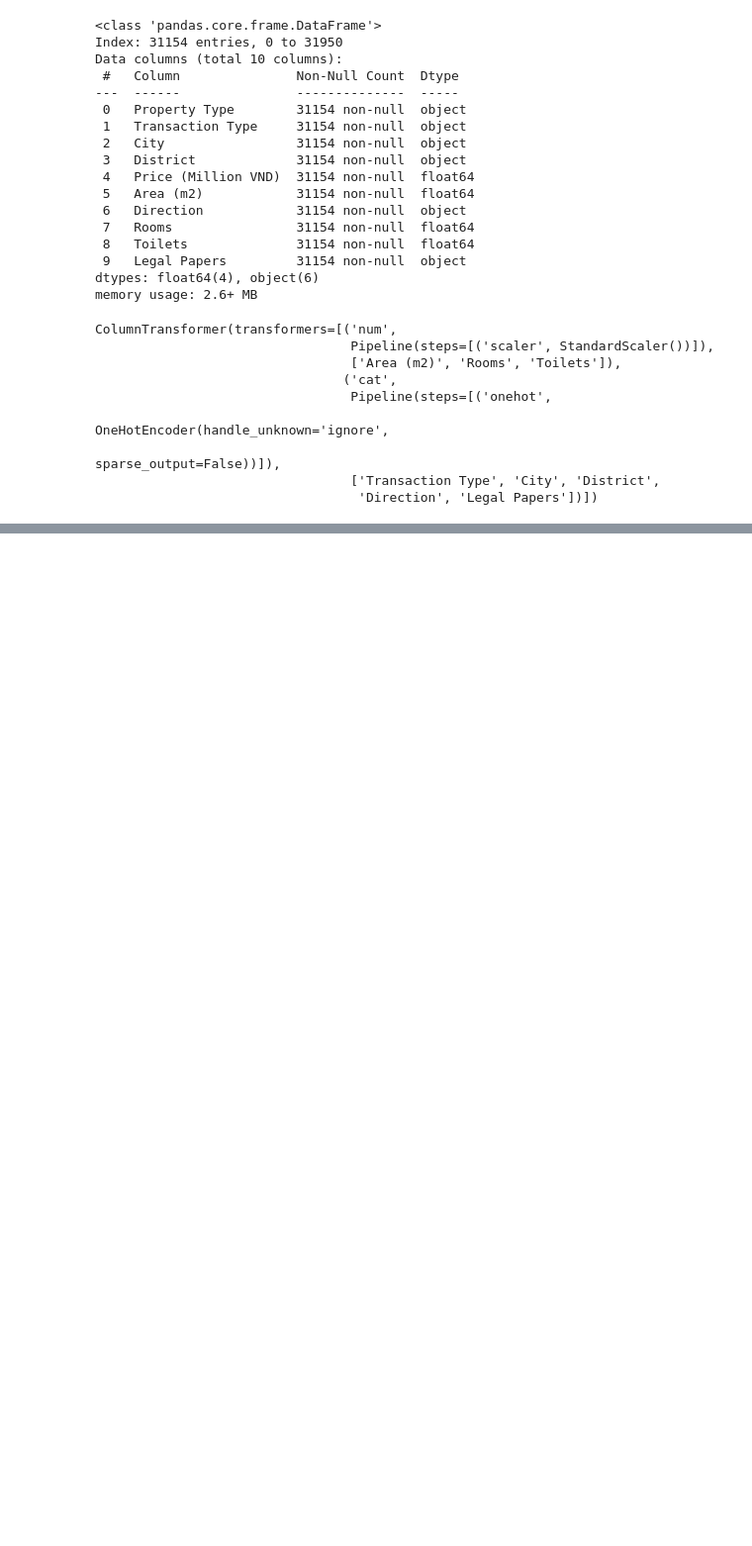
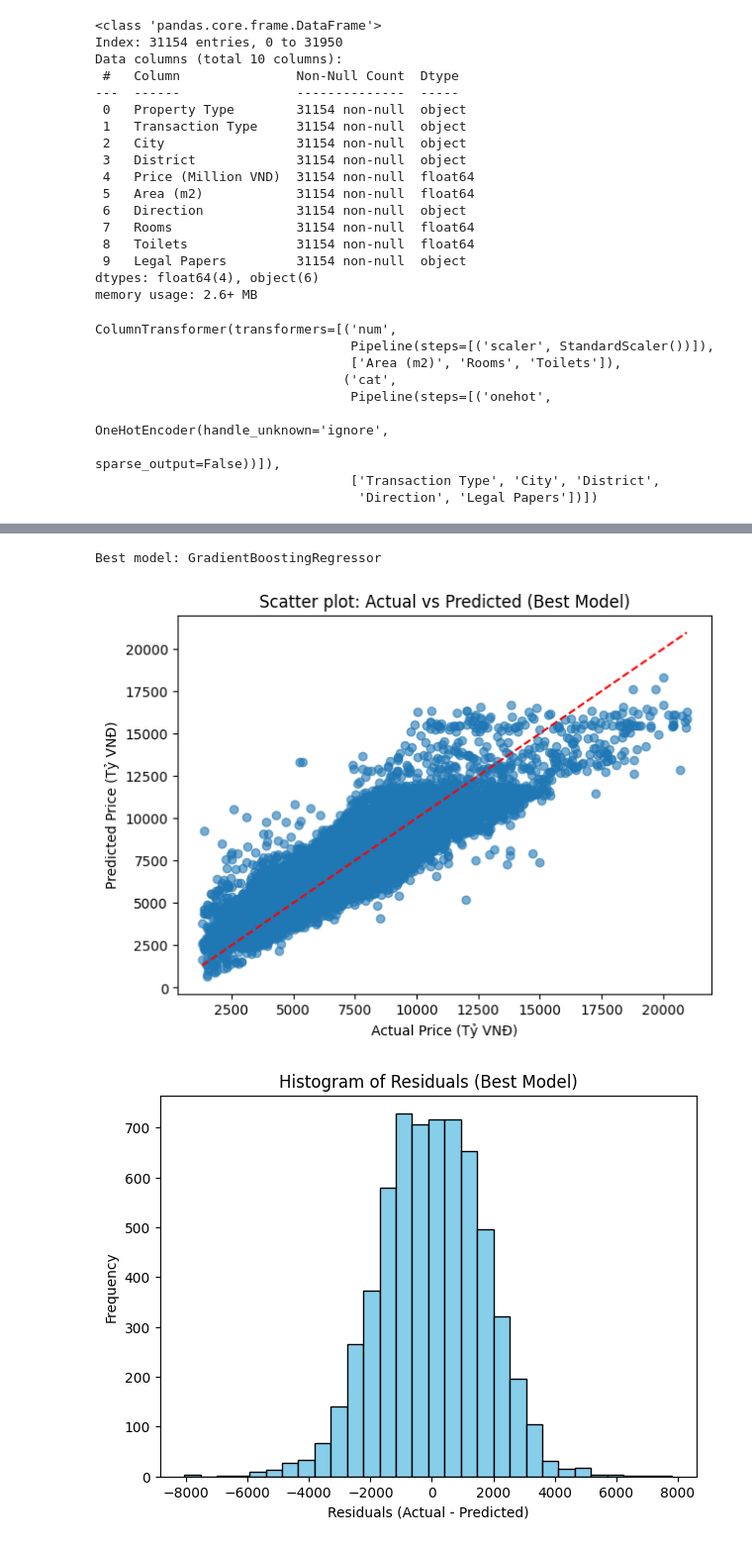
Before and after one commit to MonkeyNerdCoding/Vietnam-House-Price-Prediction, a Jupyter notebook: House_pricing_HCM.ipynb, the cells around one changed output, grey strips where cells are left out. Shown at 99% size. Saved outputs shown, nothing was run; the diff lists cells and outputs as text; code cells hidden in the pictures; blank space fills up the shorter version.

Commit message:
Training model

```diff
--- a/House_pricing_HCM.ipynb
+++ b/House_pricing_HCM.ipynb
@@ -485,0 +614,7 @@ models
+# %%
+# 9. Print sorted performance table by lowest RMSE
+import pandas as pd
+results_df = pd.DataFrame(results)
+results_df_sorted = results_df.sort_values('RMSE')
+print("\nModel Performance (sorted by RMSE):")
+print(results_df_sorted[['Model', 'MAE', 'RMSE', 'R2']].to_string(index=False, float_format='%.2f'))
@@ -485,0 +630,42 @@ models
+# %%
+# 10. Visualize best model predictions and residuals
+import matplotlib.pyplot as plt
+best_row = results_df_sorted.iloc[0]
+best_model_name = best_row['Model']
+print(f"\nBest model: {best_model_name}")
+best_model, best_params = models[best_model_name]
+X_train_dense = X_train_processed.toarray() if hasattr(X_train_processed, 'toarray') else X_train_processed
+X_test_dense = X_test_processed.toarray() if hasattr(X_test_processed, 'toarray') else X_test_processed
+if best_params and len(best_params) > 0:
+    search = GridSearchCV(best_model, best_params, cv=3, scoring='neg_root_mean_squared_error', n_jobs=-1)
+    search.fit(X_train_dense, y_train)
+    best_model_fitted = search.best_estimator_
+else:
+    best_model.fit(X_train_dense, y_train)
+    best_model_fitted = best_model
+y_pred_log = best_model_fitted.predict(X_test_dense)
+y_pred = y_pred_log
+y_true = y_test
+residuals = y_true - y_pred
+
+
+plt.figure(figsize=(7,5))
+plt.scatter(y_true, y_pred, alpha=0.6)
+plt.xlabel('Actual Price (Tỷ VNĐ)')
+plt.ylabel('Predicted Price (Tỷ VNĐ)')
+plt.title('Scatter plot: Actual vs Predicted (Best Model)')
+plt.plot([y_true.min(), y_true.max()], [y_true.min(), y_true.max()], 'r--')
+plt.show()
+
+
+
+plt.figure(figsize=(7,5))
+plt.hist(residuals, bins=30, color='skyblue', edgecolor='black')
+plt.xlabel('Residuals (Actual - Predicted)')
+plt.ylabel('Frequency')
+plt.title('Histogram of Residuals (Best Model)')
+plt.show()
+# %% [output]
+Best model: GradientBoostingRegressor
+[figure, added]
+[figure, added]
```
Also changed, not shown: parts of 17 cells of this notebook, 1 other file.
